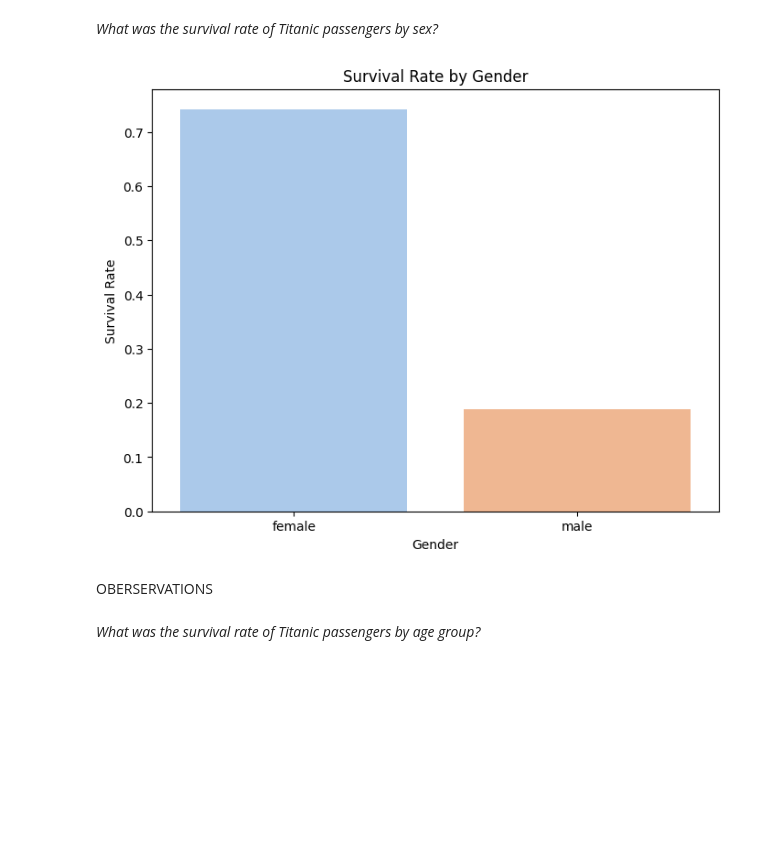
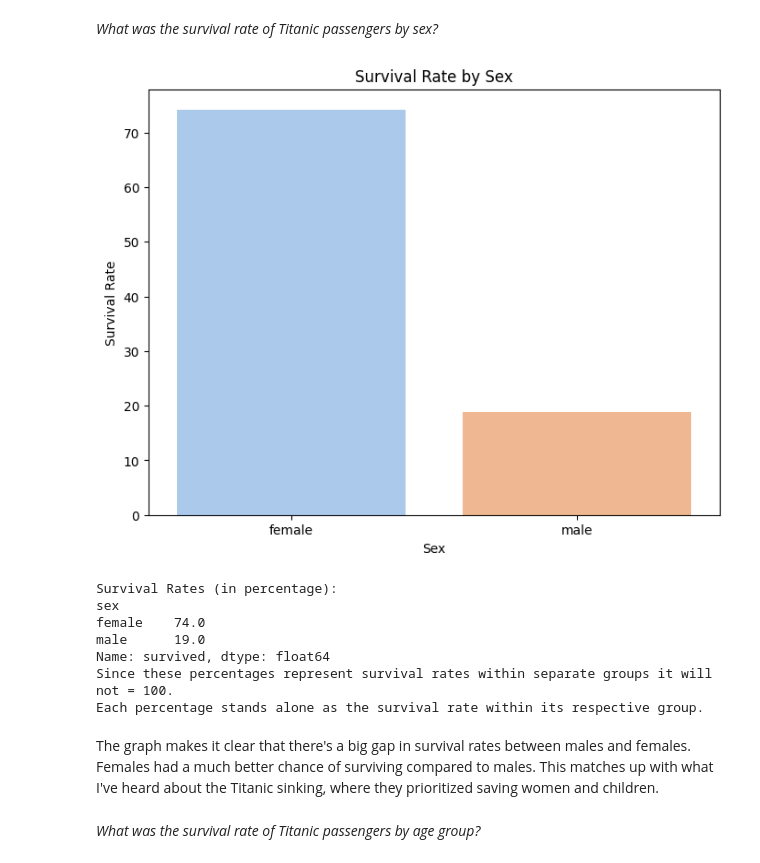
Before and after one commit to Karpoozi/datafun-06-eda, a Jupyter notebook: brookerichards_eda.ipynb, the cells around one changed output. Saved outputs shown, nothing was run; the diff lists cells and outputs as text; code cells hidden in the pictures; blank space fills up the shorter version.

```diff
--- a/brookerichards_eda.ipynb
+++ b/brookerichards_eda.ipynb
@@ -148,22 +149,39 @@ I renamed "fare" as "ticket_price" so it is more easily understood. I was also i
 # %% [markdown]
 *What was the survival rate of Titanic passengers by sex?*
 # %%
+# filter data to include rows with valid 'survived' values only
+valid_df = df[df['survived'].isin([0, 1])]
+
 # calculate survival rate by sex
-survival_rate_by_gender = df.groupby('sex')['survived'].mean()
+survival_rate_by_sex = valid_df.groupby('sex')['survived'].mean() * 100  # multiply by 100 to convert to percentage
 
 # organize plot
 plt.figure(figsize=(8, 6))
-sns.barplot(x=survival_rate_by_gender.index, y=survival_rate_by_gender.values, hue=survival_rate_by_gender.index, palette='pastel', legend=False) # determine the colors you want use and remove the legend since theres only two columns
-plt.title('Survival Rate by Gender')
-plt.xlabel('Gender')
+sns.barplot(x=survival_rate_by_sex.index, y=survival_rate_by_sex.values, hue=survival_rate_by_sex.index, palette='pastel', legend=False)
+plt.title('Survival Rate by Sex')
+plt.xlabel('Sex')
 plt.ylabel('Survival Rate')
 
 # display plot
 plt.show()
+
+# display statistics
+print("Survival Rates (in percentage):")
+print(survival_rate_by_sex.round(0))
+
+print('''Since these percentages represent survival rates within separate groups it will not = 100.
+Each percentage stands alone as the survival rate within its respective group.''')
 # %% [output]
-[figure, old version]
+[figure, new version]
+Survival Rates (in percentage):
+sex
+female    74.0
+male      19.0
+Name: survived, dtype: float64
+Since these percentages represent survival rates within separate groups it will not = 100.
+Each percentage stands alone as the survival rate within its respective group.
-# %% [markdown]
-OBERSERVATIONS
+# %% [markdown]
+The graph makes it clear that there's a big gap in survival rates between males and females. Females had a much better chance of surviving compared to males. This matches up with what I've heard about the Titanic sinking, where they prioritized saving women and children.
 # %% [markdown]
 *What was the survival rate of Titanic passengers by age group?*
 # %%
```
Also changed, not shown: parts of 3 cells of this notebook.
